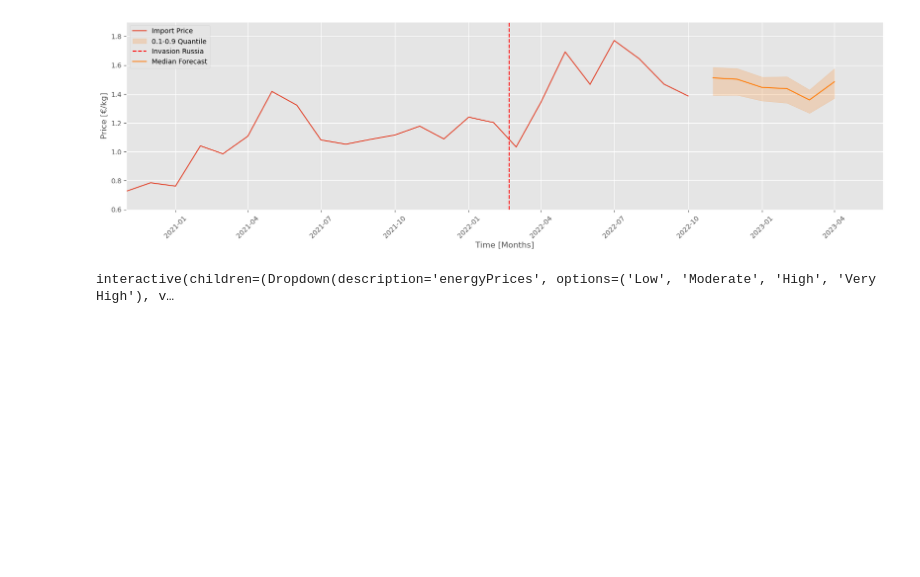
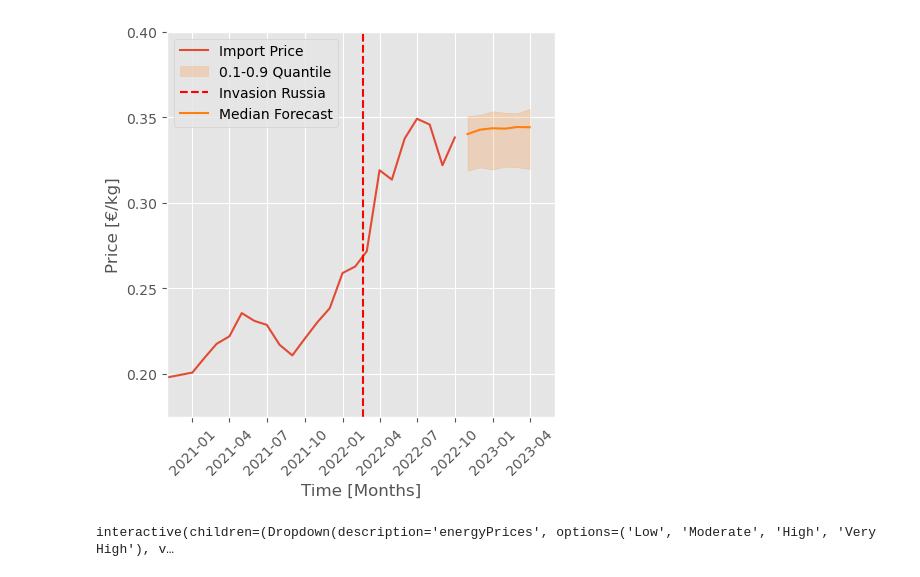
Before and after one commit to yuanliueur/TFT_ScenarioForecaster, a Jupyter notebook: case_studies_ah/Forecasters/Scenario Forecasting Tool.ipynb, the cells around one changed output. Cells and saved outputs as stored; diff of their text form; code cells hidden in the pictures; blank space fills up the shorter version.

```diff
--- a/case_studies_ah/Forecasters/Scenario Forecasting Tool.ipynb
+++ b/case_studies_ah/Forecasters/Scenario Forecasting Tool.ipynb
@@ -55,5 +55,5 @@ The choices are:
 # %%
-product_type = "SUNFLOWER OIL"
+product_type = "WHEAT"
 date_filter = datetime.date(year = 2018, month = 1, day = 1)
 date_end = datetime.date(year = 2022, month = 10, day = 1)
 # %%
@@ -127,16 +127,16 @@ Ukr_Data = Ukr_Data.rename(columns = {"OBS_VALUE_QUANTITY_TON" : "UKR_QUANTITY"}
 trade_data_total['UKR_QUANTITY'] = Ukr_Data['UKR_QUANTITY']
 trade_data_total = trade_data_total.fillna(0)
 
-# # Import NOAA weather data
-# weather_data = pd.read_csv("Data/global_temperature_data.csv")
-# weather_data = weather_data.rename(columns = {"yearmonth" : "TIME_PERIOD"})
-# weather_data["TIME_PERIOD"] = pd.to_datetime(weather_data["TIME_PERIOD"], format = '%Y%m').dt.date
-# weather_data = weather_data.set_index("TIME_PERIOD")
-# weather_data = weather_data[(weather_data.index >= date_filter) & (weather_data.index <= date_end)]
+# Import NOAA weather data
+weather_data = pd.read_csv("Data/global_temperature_data.csv")
+weather_data = weather_data.rename(columns = {"yearmonth" : "TIME_PERIOD"})
+weather_data["TIME_PERIOD"] = pd.to_datetime(weather_data["TIME_PERIOD"], format = '%Y%m').dt.date
+weather_data = weather_data.set_index("TIME_PERIOD")
+weather_data = weather_data[(weather_data.index >= date_filter) & (weather_data.index <= date_end)]
 
-# weather_ukr = weather_data[weather_data['weather_countryname'] == 'Ukraine']
-# weather_fr = weather_data[weather_data['weather_countryname'] == 'France']
-# weather_ger = weather_data[weather_data['weather_countryname'] == 'Germany']
+weather_ukr = weather_data[weather_data['weather_countryname'] == 'Ukraine']
+weather_fr = weather_data[weather_data['weather_countryname'] == 'France']
+weather_ger = weather_data[weather_data['weather_countryname'] == 'Germany']
 
 # Merge data to one frame
 data = trade_data_total.merge(oil_data, on = 'TIME_PERIOD')
@@ -435,18 +483,27 @@ model_seed1.eval()
 model_seed2.eval()
 model_seed3.eval()
 model_seed4.eval()
+model_seed5.eval()
+model_seed6.eval()
+model_seed7.eval()
 
 new_raw_predictions_seed0, new_x_seed0 = model_seed0.predict(new_prediction_data, mode="raw", return_x=True)
 new_raw_predictions_seed1, new_x_seed1 = model_seed1.predict(new_prediction_data, mode="raw", return_x=True)
 new_raw_predictions_seed2, new_x_seed2 = model_seed2.predict(new_prediction_data, mode="raw", return_x=True)
 new_raw_predictions_seed3, new_x_seed3 = model_seed3.predict(new_prediction_data, mode="raw", return_x=True)
 new_raw_predictions_seed4, new_x_seed4 = model_seed4.predict(new_prediction_data, mode="raw", return_x=True)
+new_raw_predictions_seed5, new_x_seed5 = model_seed5.predict(new_prediction_data, mode="raw", return_x=True)
+new_raw_predictions_seed6, new_x_seed6 = model_seed6.predict(new_prediction_data, mode="raw", return_x=True)
+new_raw_predictions_seed7, new_x_seed7 = model_seed7.predict(new_prediction_data, mode="raw", return_x=True)
 
 combined_predictions = [new_raw_predictions_seed0['prediction'],
                         new_raw_predictions_seed1['prediction'],
                         new_raw_predictions_seed2['prediction'],
                         new_raw_predictions_seed3['prediction'],
-                        new_raw_predictions_seed4['prediction']
+                        new_raw_predictions_seed4['prediction'],
+                        new_raw_predictions_seed5['prediction'],
+                        new_raw_predictions_seed6['prediction'],
+                        new_raw_predictions_seed7['prediction']
                        ]
 
 def sim_forecaster_plotter(raw_predictions_combined, data, prediction_length):
@@ -470,13 +527,13 @@ def sim_forecaster_plotter(raw_predictions_combined, data, prediction_length):
             q90[-1].append(sorted(raw_predictions[0][i])[5].item())
             q98[-1].append(sorted(raw_predictions[0][i])[6].item())
 
-    q02 = np.array([q02[0], q02[1], q02[2], q02[3], q02[4]]).mean(axis=0)
-    q10 = np.array([q10[0], q10[1], q10[2], q10[3], q10[4]]).mean(axis=0)
-    q25 = np.array([q25[0], q25[1], q25[2], q25[3], q25[4]]).mean(axis=0)
-    q5 = np.array([q5[0], q5[1], q5[2], q5[3], q5[4]]).mean(axis=0)
-    q75 = np.array([q75[0], q75[1], q75[2], q75[3], q75[4]]).mean(axis=0)
-    q90 = np.array([q90[0], q90[1], q90[2], q90[3], q90[4]]).mean(axis=0)
-    q98 = np.array([q98[0], q98[1], q98[2], q98[3], q98[4]]).mean(axis=0)
+    q02 = np.array([q02[0], q02[1], q02[2], q02[3], q02[4], q02[5], q02[6], q02[7]]).mean(axis=0)
+    q10 = np.array([q10[0], q10[1], q10[2], q10[3], q10[4], q10[5], q10[6], q10[7]]).mean(axis=0)
+    q25 = np.array([q25[0], q25[1], q25[2], q25[3], q25[4], q25[5], q25[6], q25[7]]).mean(axis=0)
+    q5 = np.array([q5[0], q5[1], q5[2], q5[3], q5[4], q5[5], q5[6], q5[7]]).mean(axis=0)
+    q75 = np.array([q75[0], q75[1], q75[2], q75[3], q75[4], q75[5], q75[6], q75[7]]).mean(axis=0)
+    q90 = np.array([q90[0], q90[1], q90[2], q90[3], q90[4], q90[5], q90[6], q90[7]]).mean(axis=0)
+    q98 = np.array([q98[0], q98[1], q98[2], q98[3], q98[4], q98[5], q98[6], q98[7]]).mean(axis=0)
 
     data_plotter = data.copy()
     data_plotter["timeidx_mov"] = data_plotter["timeidx"] - (len(data_plotter) - prediction_length)
@@ -497,32 +554,32 @@ def sim_forecaster_plotter(raw_predictions_combined, data, prediction_length):
         if current_month > 12:
             current_month = current_month - 12
             current_year = first_year + 1
 
         used_list_new.append(datetime.date(year = current_year, month = current_month, day = 1))
 
     used_list = index_list[-max_prediction_length:]
 
     ax = data_plotter[(data_plotter.index > date_filter)][[target_feat]].plot(label = 'Actual Price')
     plt.fill_between(used_list_new, q10, q90, alpha = 0.2, color = 'tab:orange')
 
     plt.axvline(datetime.datetime(2022, 2, 20), color = 'red', linestyle = '--', label = 'Invasion Russia')
     plt.xlim([datetime.date(2020, 11, 1), datetime.date(2023, 6, 1)]);
     plt.xticks(rotation = 45)
     plt.plot(used_list_new, q5, color = 'tab:orange', label = 'Median Forecast')
 
     if product_type == "SUNFLOWER OIL":
         plt.ylim(0.6, 1.9)
 
     if product_type == 'MAIZE':
         plt.ylim(0.15, 0.45)
 
     if product_type == "WHEAT":
         plt.ylim(0.175, 0.4)
     plt.xlabel('Time [Months]')
     plt.ylabel('Price [€/kg]')
     plt.legend(['Import Price','0.1-0.9 Quantile', 'Invasion Russia', 'Median Forecast'], loc = 'upper left')
 
 sim_forecaster_plotter(combined_predictions, data, max_prediction_length)
 # %% [output]
-[figure, old version]
+[figure, new version]
 # %%
```
Also changed, not shown: parts of 8 cells of this notebook, 11 other files.
